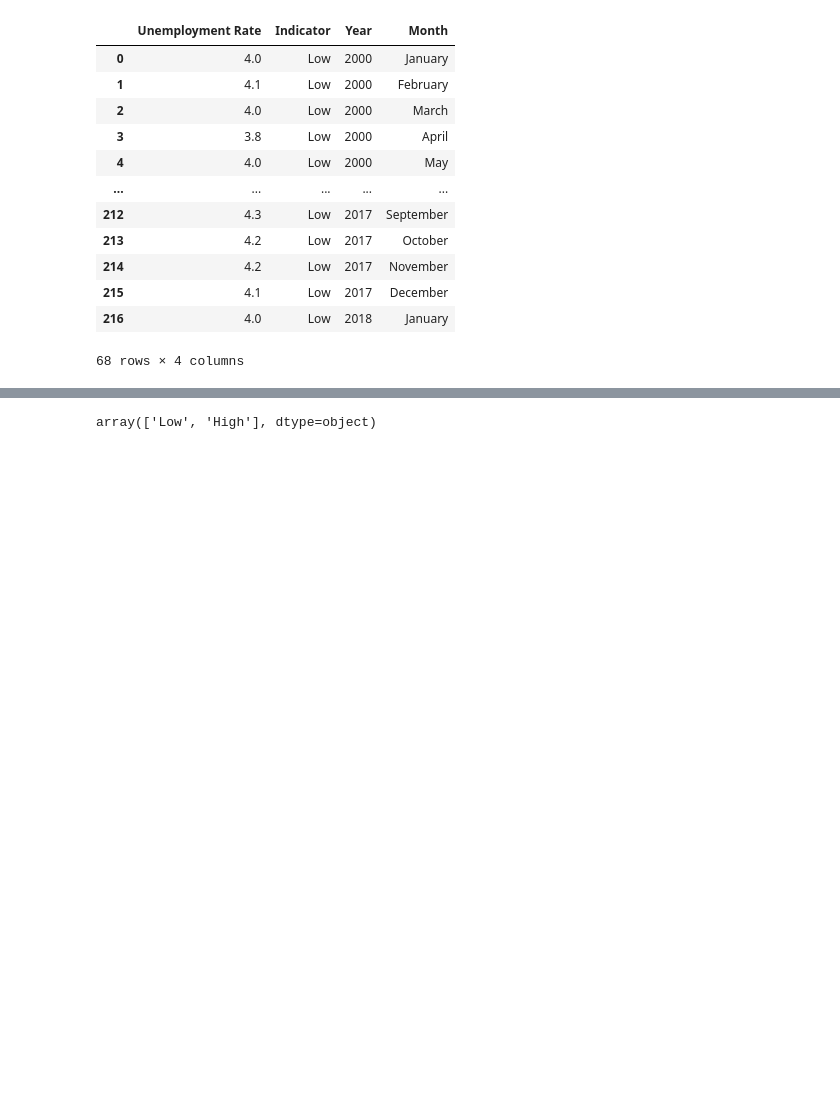
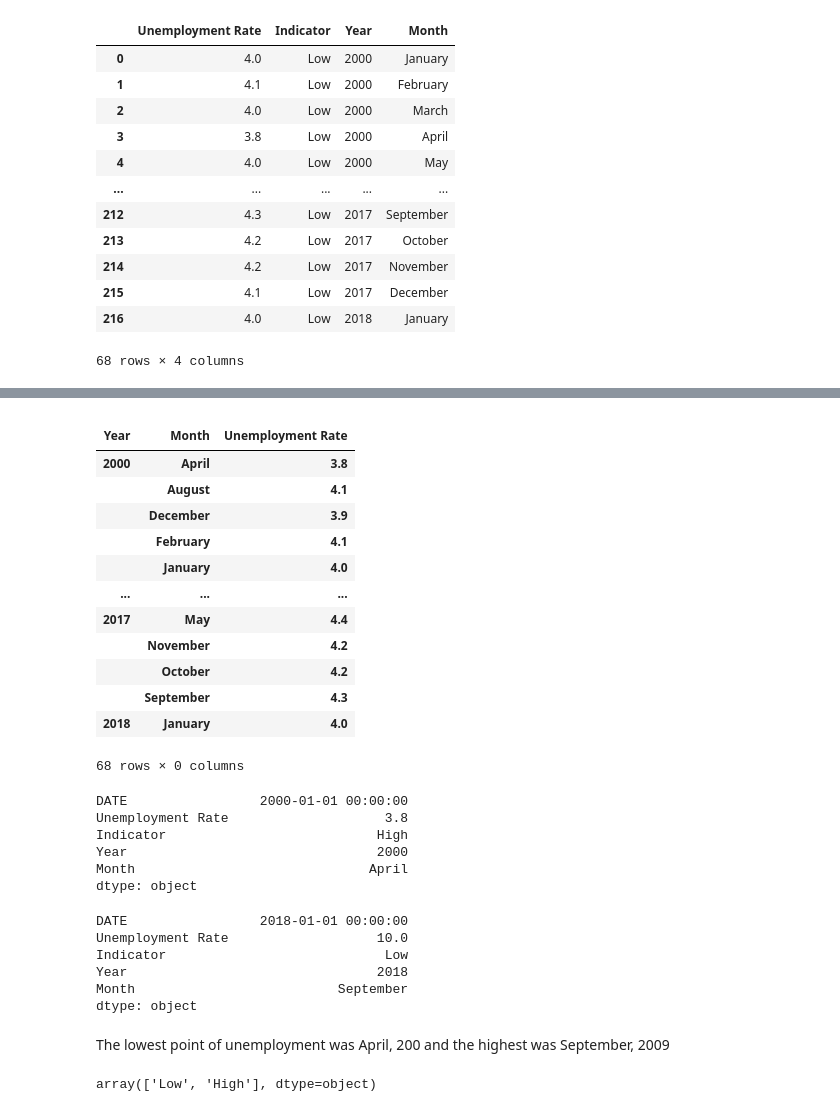
Before and after one commit to Andaya334/Project-1, a Jupyter notebook: Videogames/Unemployment-Rate.ipynb, the cells around one changed output, grey strips where cells are left out. Saved outputs shown, nothing was run; the diff lists cells and outputs as text; code cells hidden in the pictures; blank space fills up the shorter version.

```diff
--- a/Videogames/Unemployment-Rate.ipynb
+++ b/Videogames/Unemployment-Rate.ipynb
@@ -165,3 +161,40 @@ new_low_df
+# %%
+new_low_df.rank(method='min')
+# %% [output]
+|  |  |  |
+| Year | Month | Unemployment Rate |
+| 2000 | April | 3.8 |
+|  | August | 4.1 |
+|  | December | 3.9 |
+|  | February | 4.1 |
+|  | January | 4.0 |
+| ... | ... | ... |
+| 2017 | May | 4.4 |
+|  | November | 4.2 |
+|  | October | 4.2 |
+|  | September | 4.3 |
+| 2018 | January | 4.0 |
+68 rows × 0 columns
+# %%
+census_df.min()
+# %% [output]
+DATE                 2000-01-01 00:00:00
+Unemployment Rate                    3.8
+Indicator                           High
+Year                                2000
+Month                              April
+dtype: object
+# %%
+census_df.max()
+# %% [output]
+DATE                 2018-01-01 00:00:00
+Unemployment Rate                   10.0
+Indicator                            Low
+Year                                2018
+Month                          September
+dtype: object
+# %% [markdown]
+The lowest point of unemployment was April, 200 and the highest was September, 2009
 # %%
 indicator=census_df["Indicator"].unique()
 indicator
```
Also changed, not shown: parts of 1 cell of this notebook, 2 other files.
